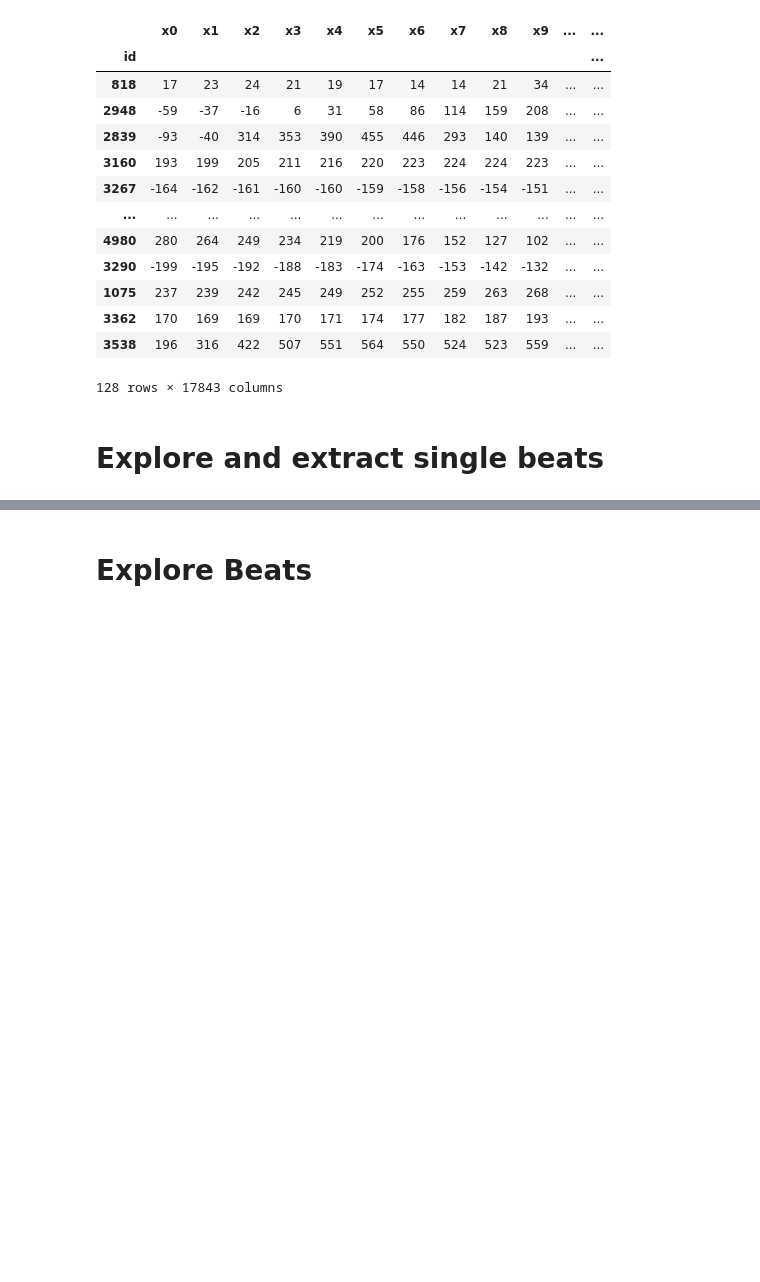
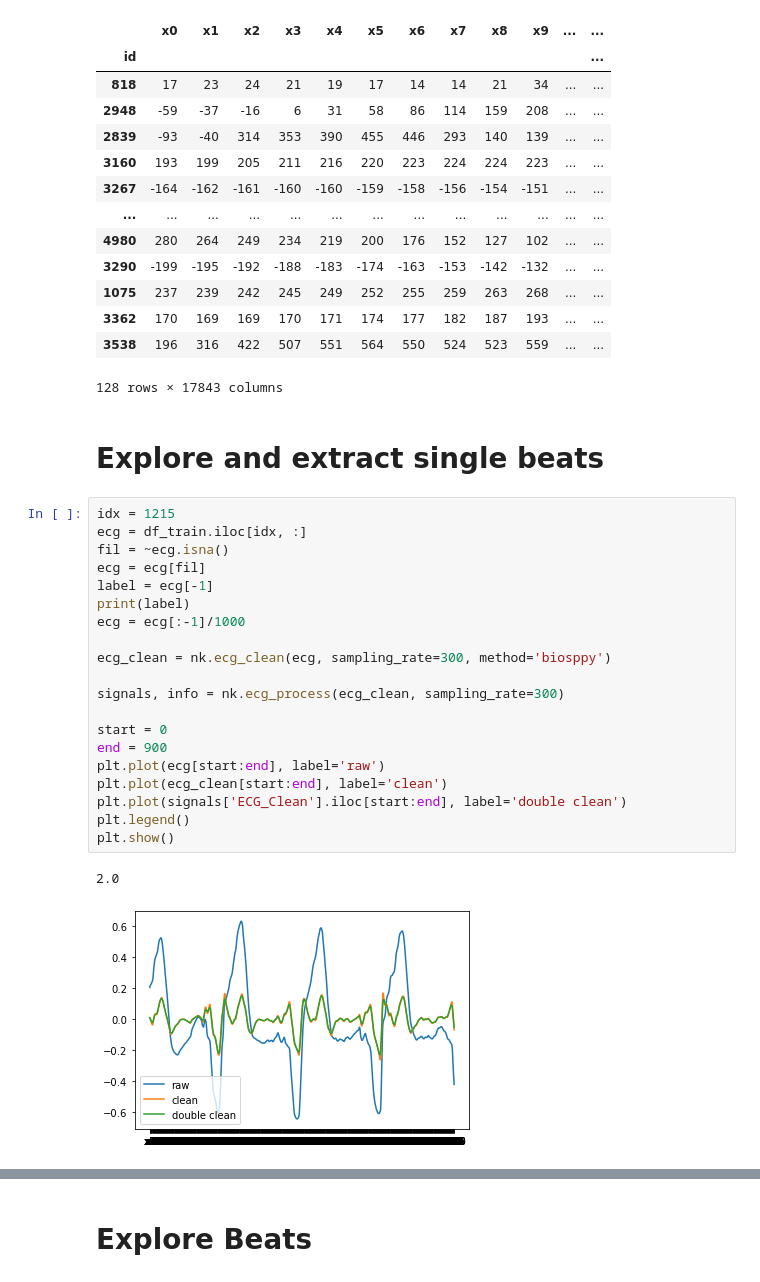
Before and after one commit to veichta/AML, a Jupyter notebook: task2/task2.ipynb, the cells around one changed output, grey strips where cells are left out. Cells and saved outputs as stored; diff of their text form; blank space fills up the shorter version.

```diff
--- a/task2/task2.ipynb
+++ b/task2/task2.ipynb
@@ -119,4 +120,27 @@ df_train[df_train['y'] == 3]
 128 rows × 17843 columns
 # %% [markdown]
 # Explore and extract single beats
+# %%
+idx = 1215
+ecg = df_train.iloc[idx, :]
+fil = ~ecg.isna()
+ecg = ecg[fil]
+label = ecg[-1]
+print(label)
+ecg = ecg[:-1]/1000
+
+ecg_clean = nk.ecg_clean(ecg, sampling_rate=300, method='biosppy')
+
+signals, info = nk.ecg_process(ecg_clean, sampling_rate=300)
+
+start = 0
+end = 900
+plt.plot(ecg[start:end], label='raw')
+plt.plot(ecg_clean[start:end], label='clean')
+plt.plot(signals['ECG_Clean'].iloc[start:end], label='double clean')
+plt.legend()
+plt.show()
+# %% [output]
+2.0
+[figure, added]
 # %%
```
Also changed, not shown: parts of 70 cells of this notebook, 1 other file.
